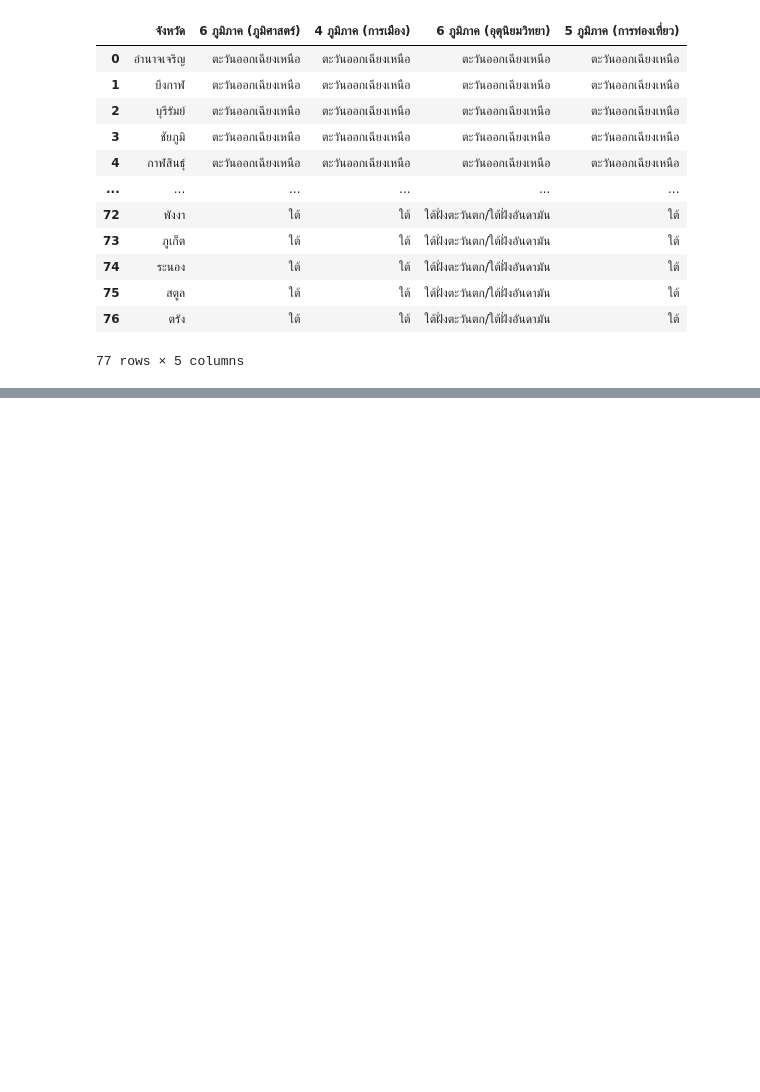
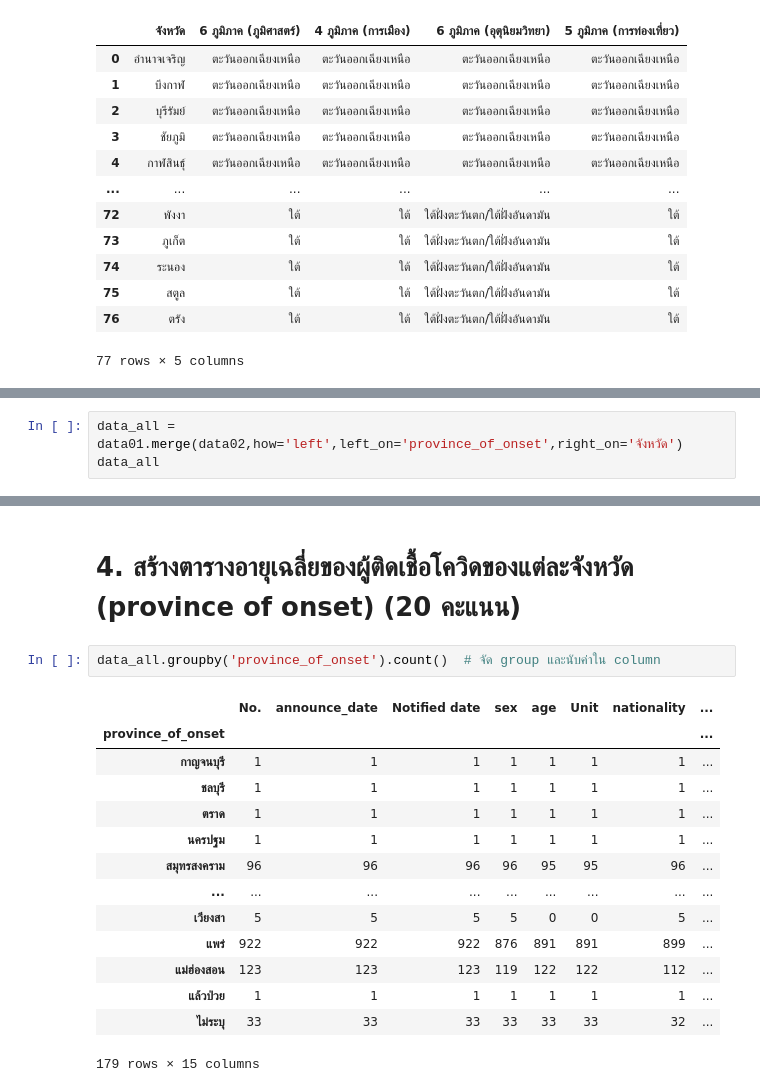
Before and after one commit to khanittha-phusopha/data_viz_2022, a Jupyter notebook: BasicPython&DataViz_midterm2022.ipynb, the cells around one changed output, grey strips where cells are left out. Cells and saved outputs as stored; diff of their text form; blank space fills up the shorter version.

```diff
--- a/BasicPython&DataViz_midterm2022.ipynb
+++ b/BasicPython&DataViz_midterm2022.ipynb
@@ -196,0 +204,3 @@ data02
+# %%
+data_all = data01.merge(data02,how='left',left_on='province_of_onset',right_on='จังหวัด')
+data_all
@@ -196,0 +242,19 @@ data02
+# %% [markdown]
+# 4. สร้างตารางอายุเฉลี่ยของผู้ติดเชื้อโควิดของแต่ละจังหวัด (province of onset) (20 คะแนน)
+# %%
+data_all.groupby('province_of_onset').count()  # จัด group และนับค่าใน column
+# %% [output]
+|  | No. | announce_date | Notified date | sex | age | Unit | nationality | ... |
+| province_of_onset |  |  |  |  |  |  |  | ... |
+| กาญจนบุรี | 1 | 1 | 1 | 1 | 1 | 1 | 1 | ... |
+| ชลบุรี | 1 | 1 | 1 | 1 | 1 | 1 | 1 | ... |
+| ตราด | 1 | 1 | 1 | 1 | 1 | 1 | 1 | ... |
+| นครปฐม | 1 | 1 | 1 | 1 | 1 | 1 | 1 | ... |
+| สมุทรสงคราม | 96 | 96 | 96 | 96 | 95 | 95 | 96 | ... |
+| ... | ... | ... | ... | ... | ... | ... | ... | ... |
+| เวียงสา | 5 | 5 | 5 | 5 | 0 | 0 | 5 | ... |
+| แพร่ | 922 | 922 | 922 | 876 | 891 | 891 | 899 | ... |
+| แม่ฮ่องสอน | 123 | 123 | 123 | 119 | 122 | 122 | 112 | ... |
+| แล้วป่วย | 1 | 1 | 1 | 1 | 1 | 1 | 1 | ... |
+| ไม่ระบุ | 33 | 33 | 33 | 33 | 33 | 33 | 32 | ... |
+179 rows × 15 columns
```
Also changed, not shown: parts of 17 cells of this notebook.
